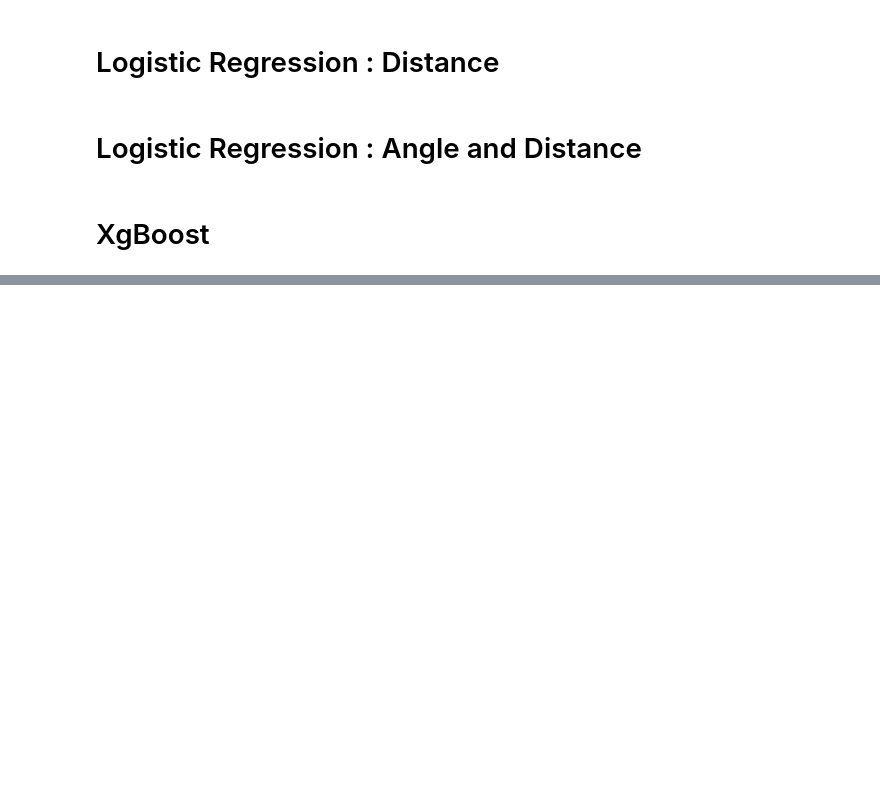
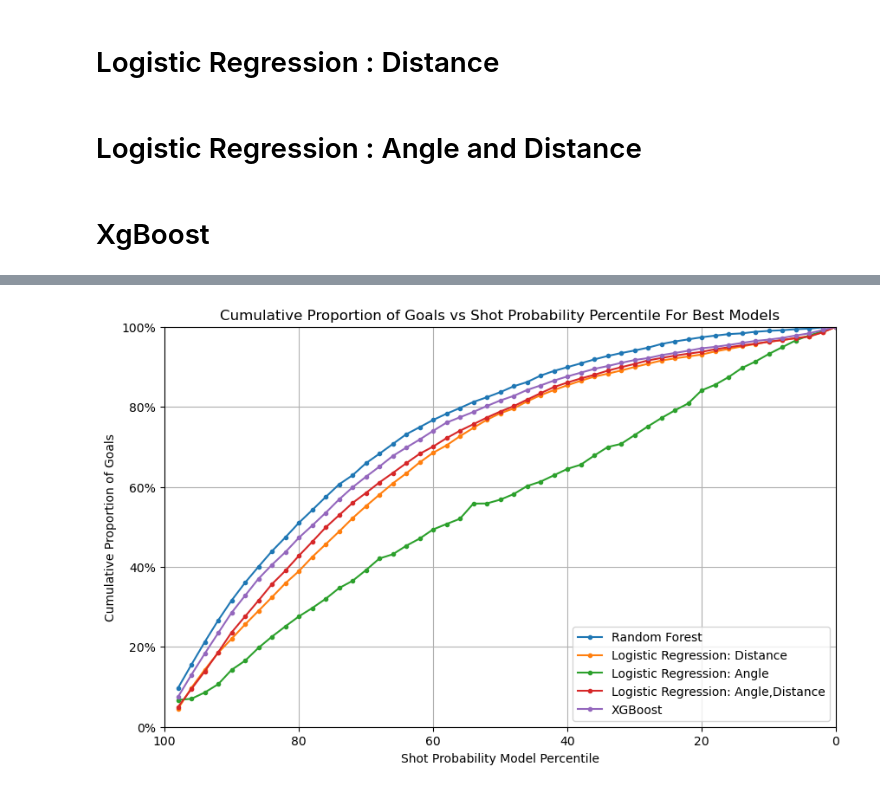
Before and after one commit to rajamatt/ift6758-project, a Jupyter notebook: notebooks/milestone_2/Task 7.ipynb, the cells around one changed output, grey strips where cells are left out. Cells and saved outputs as stored; diff of their text form; code cells hidden in the pictures; blank space fills up the shorter version.

```diff
--- a/notebooks/milestone_2/Task 7.ipynb
+++ b/notebooks/milestone_2/Task 7.ipynb
@@ -155,0 +224,29 @@ ValueError: DataFrame.dtypes for data must be int, float, bool or category. When
+# %%
+# Graph 3: Cumulative Proportion of Goals as a Function of Shot Probability Model Percentile
+
+# Calculate the cumulative goal percentage for each percentile for all models
+cumulative_goal_proportions = {}
+for name, prob_score, y_test in model_probabilities:
+    cumulative_goal_proportions[name] = []
+    for percentile in percentiles[name]:
+        mask = prob_score  >= percentile
+        cumulative_goal_proportions[name].append(y_test[mask].sum() / y_test.sum())
+
+
+# Plot the cumulative proportion of goals as a function of the shot probability model percentile for all models
+fig_3, ax_3 = plt.subplots()
+for name, cumulative_goal_proportion in cumulative_goal_proportions.items():
+    ax_3.plot(percentile_bins, cumulative_goal_proportion, marker='.', label=name)
+plt.xlabel('Shot Probability Model Percentile')
+plt.ylabel('Cumulative Proportion of Goals')
+plt.title('Cumulative Proportion of Goals vs Shot Probability Percentile For Best Models')
+plt.grid(True)
+plt.ylim(0, 1)
+plt.gca().yaxis.set_major_formatter(plt.FuncFormatter(lambda y, _: '{:.0%}'.format(y)))
+plt.xlim(100, 0)
+plt.legend()
+fig_3.set_size_inches(10,6)
+plt.show()
+fig_3.savefig('cumulative_goal_proportion_task7.png')
+# %% [output]
+[figure, added]
```
Also changed, not shown: parts of 14 cells of this notebook, 1 other file.
